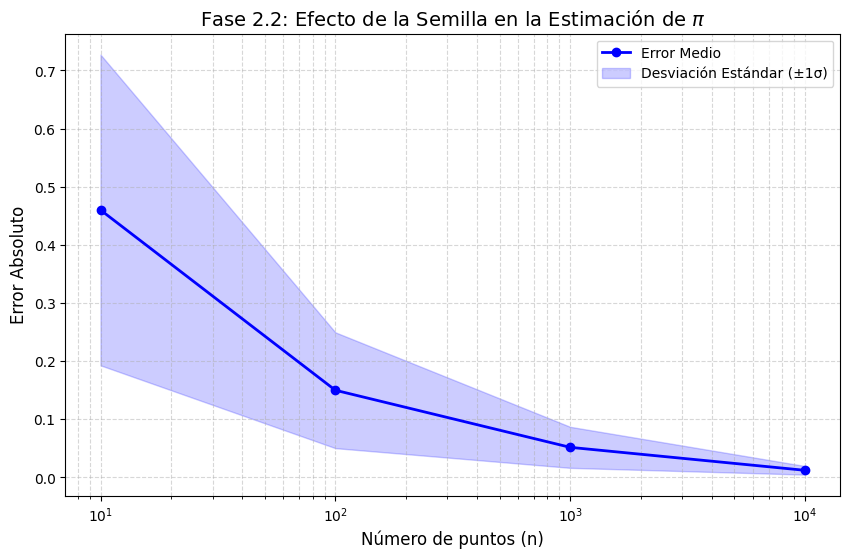
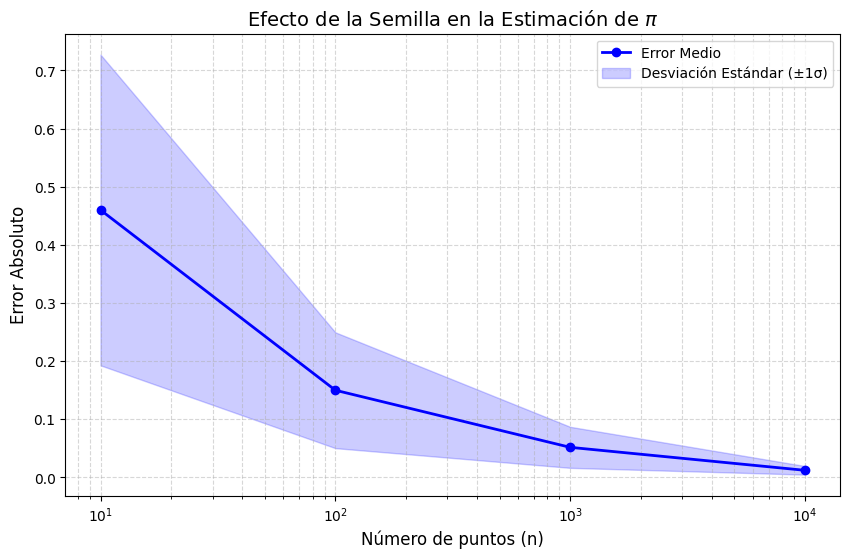
The notebook cell's code change between the first figure and the second:
--- before
+++ after
@@ -45,9 +45,10 @@
 plt.xscale('log')
 # CORRECCIÓN AQUÍ: Agregada la 'r' inicial para evitar el SyntaxWarning de \pi
-plt.title(r'Fase 2.2: Efecto de la Semilla en la Estimación de $\pi$', fontsize=14);
+plt.title(r'Efecto de la Semilla en la Estimación de $\pi$', fontsize=14);
 plt.xlabel('Número de puntos (n)', fontsize=12);
 plt.ylabel('Error Absoluto', fontsize=12);
 plt.grid(True, which="both", ls="--", alpha=0.5)
 plt.legend()
+plt.savefig("../figs/efecto_semilla.png", bbox_inches='tight', dpi=300)
 plt.show()
 

Commit: Gráficos y arreglo de errores